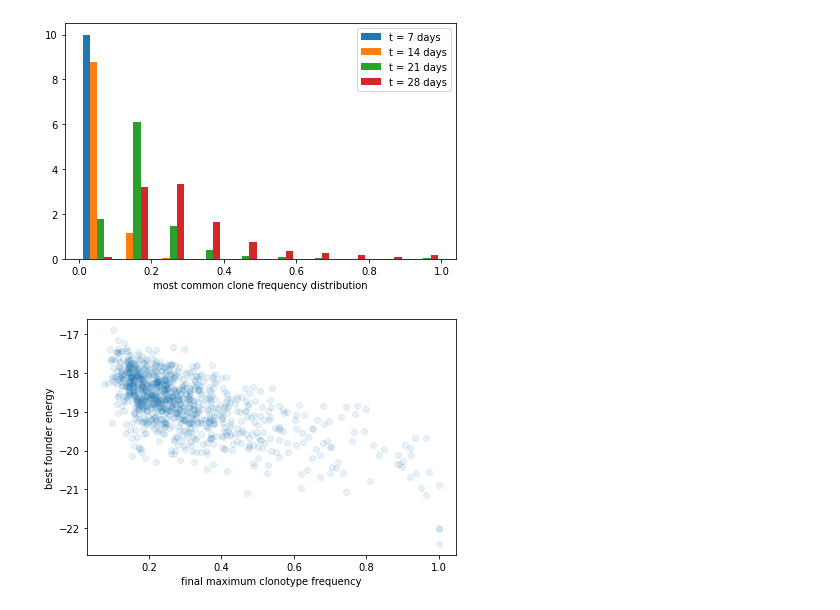
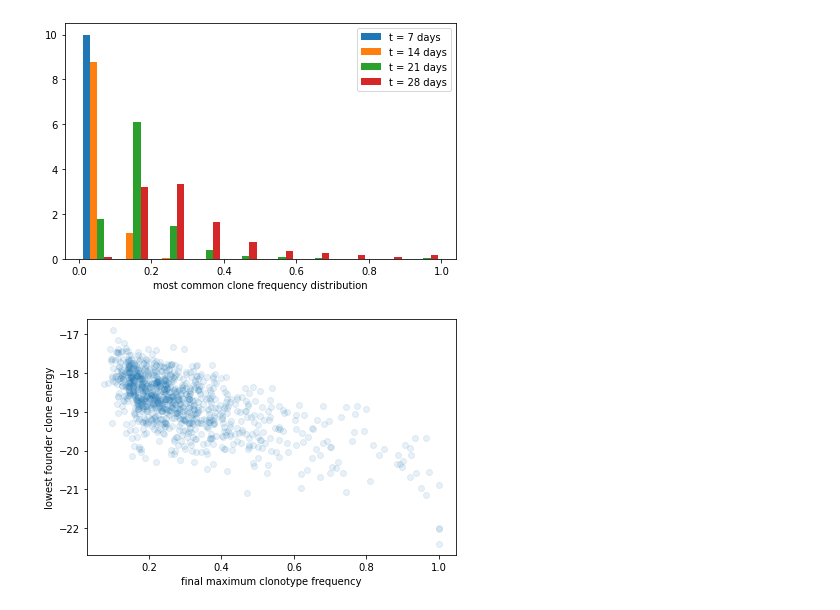
Before and after one commit to mmolari/affinity_maturation, a Jupyter notebook: figure_3.ipynb, the cells around one changed output. Drawn from its saved outputs; the diff is of its cells as text; code cells hidden in the pictures.

```diff
--- a/figure_3.ipynb
+++ b/figure_3.ipynb
@@ -86,13 +117,17 @@ plt.show()
 # %% [output]
 [figure]
 # %%
+# list frequencies of must abundant clonotype at day 28
 freq_final = results_df['fmax_t_28.0']
+# initial energy of the highest-affinity clone
 best_en = results_df['best_founder_en']
+
+# scatter-plot freq. vs initial highest energy
 plt.scatter(freq_final, best_en, alpha=0.1)
-plt.ylabel('best founder energy')
+plt.ylabel('lowest founder clone energy')
 plt.xlabel('final maximum clonotype frequency')
 plt.tight_layout()
 plt.savefig('figures/fig_3/scatter_freq_vs_dominance.pdf')
 plt.show()
 # %% [output]
-[figure, old version]
+[figure, new version]
```
Also changed, not shown: parts of 9 cells of this notebook, 3 other files.
